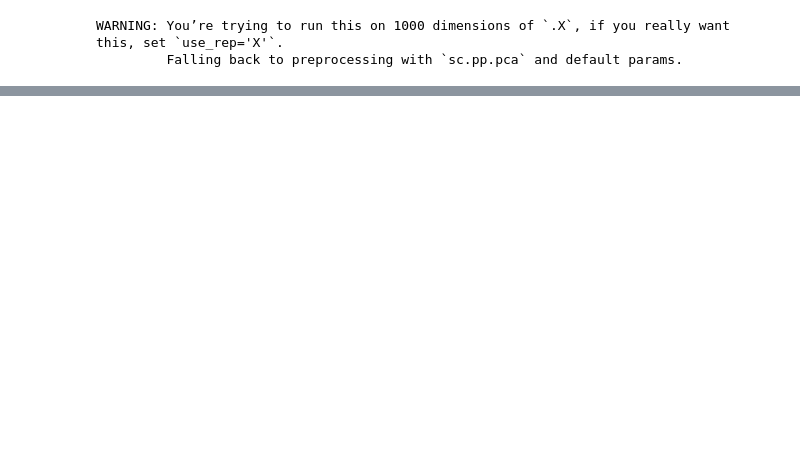
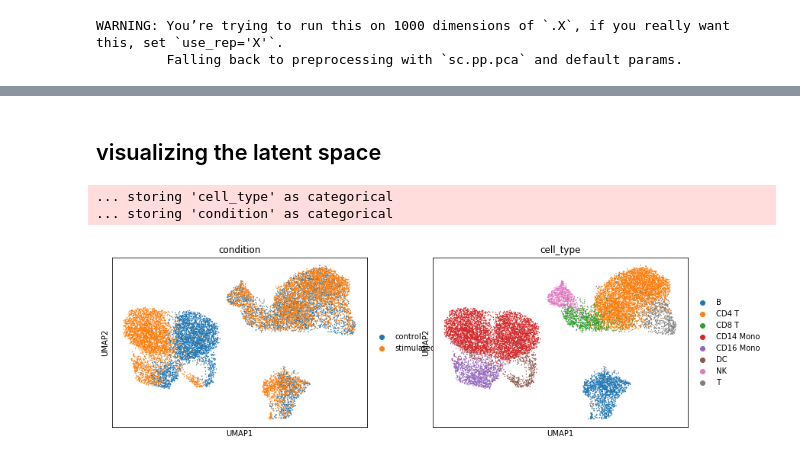
Before and after one commit to theislab/trvaep, a Jupyter notebook: sample_notebook.ipynb, the cells around one changed output, grey strips where cells are left out. Cells and saved outputs as stored; diff of their text form; code cells hidden in the pictures; blank space fills up the shorter version.

```diff
--- a/sample_notebook.ipynb
+++ b/sample_notebook.ipynb
@@ -24,3 +28,3 @@ sc.pl.umap(adata_fil)
 # %%
 model = CVAE(adata_fil.n_vars, n_conditions,
-             encoder_layer_sizes=[256], decoder_layer_sizes=[256], latent_dim=10, alpha=0.0001)
+             encoder_layer_sizes=[128], decoder_layer_sizes=[128], latent_dim=10, alpha=0.0001)
@@ -48,0 +55,13 @@ Epoch 09/10 Batch 0093/93, Loss:   70.1359, rec_loss:   70.1289, KL_loss:    0.0
+# %% [markdown]
+## visualizing the latent  space
+# %%
+data = model.get_latent(adata_fil.X, model.label_encoder.transform(adata.obs["condition"]))
+adata_latent = sc.AnnData(data)
+adata_latent.obs["cell_type"] = adata.obs["cell_type"].tolist()
+adata_latent.obs["condition"] = adata.obs["condition"].tolist()
+sc.pp.neighbors(adata_latent)
+sc.tl.umap(adata_latent)
+# %% [output]
+... storing 'cell_type' as categorical
+... storing 'condition' as categorical
+[figure, added]
```
Also changed, not shown: parts of 12 cells of this notebook.
